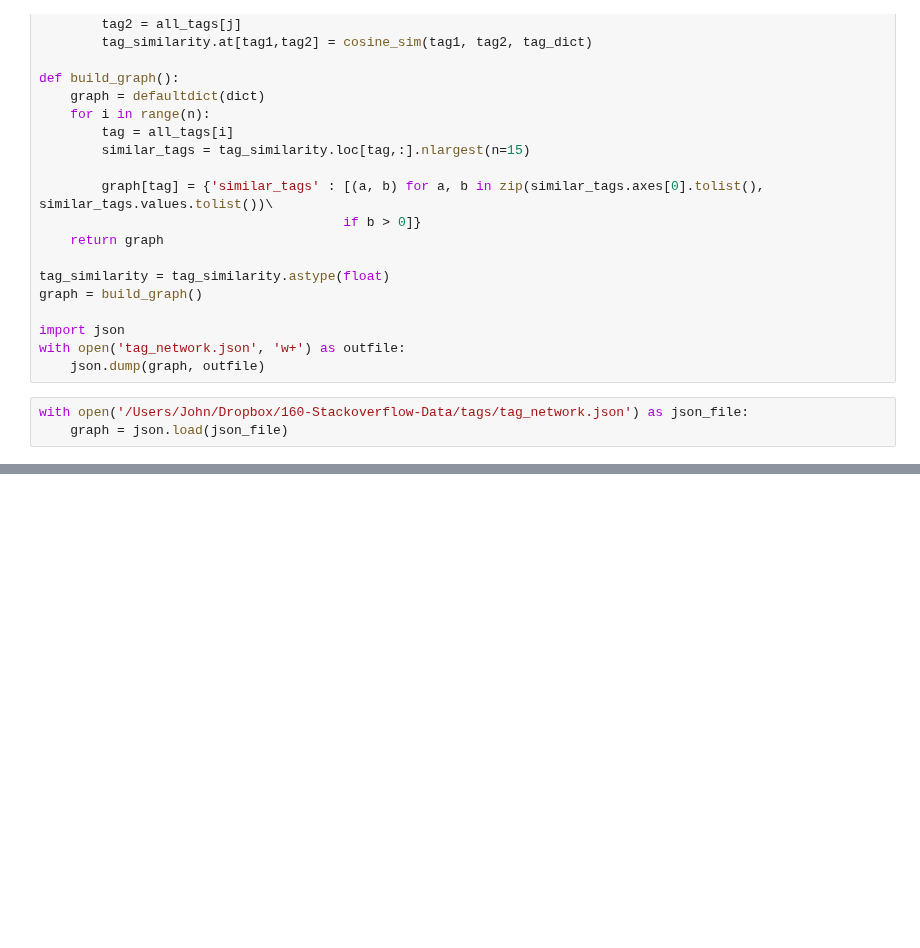
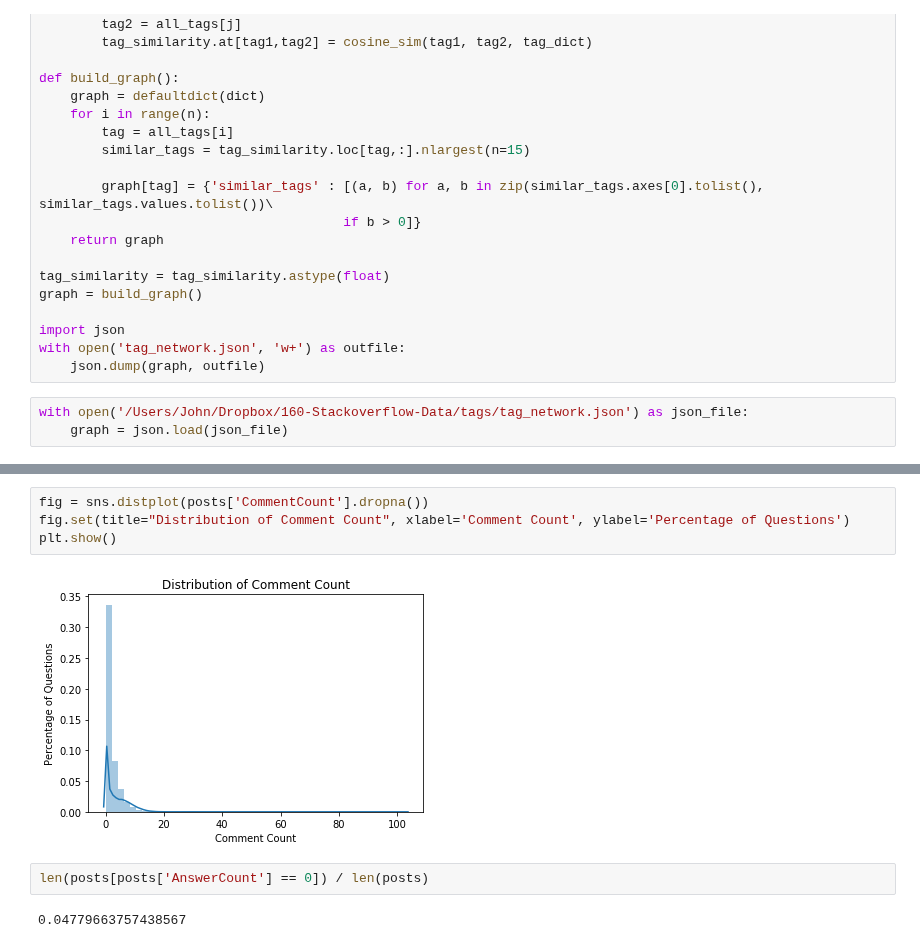
Before and after one commit to MaksimDan/160-Stackoverflow, a Jupyter notebook: source/eda/archive/john-eda.ipynb, the cells around one changed output, grey strips where cells are left out. Saved outputs shown, nothing was run; the diff lists cells and outputs as text; blank space fills up the shorter version.

```diff
--- a/source/eda/archive/john-eda.ipynb
+++ b/source/eda/archive/john-eda.ipynb
@@ -151,0 +175,10 @@ dict_keys(['mysql', 'sql', 'python', 'converter', 'c-minus-minus', 'arrays', 'ar
+# %%
+fig = sns.distplot(posts['CommentCount'].dropna())
+fig.set(title="Distribution of Comment Count", xlabel='Comment Count', ylabel='Percentage of Questions')
+plt.show()
+# %% [output]
+[figure, added]
+# %%
+len(posts[posts['AnswerCount'] == 0]) / len(posts)
+# %% [output]
+0.04779663757438567
```
Also changed, not shown: parts of 6 cells of this notebook, 2 other files.
